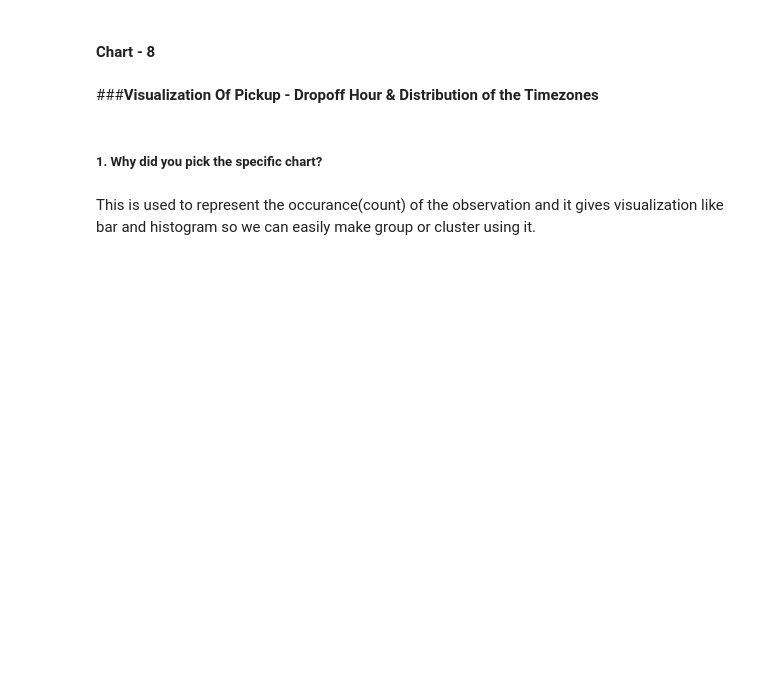
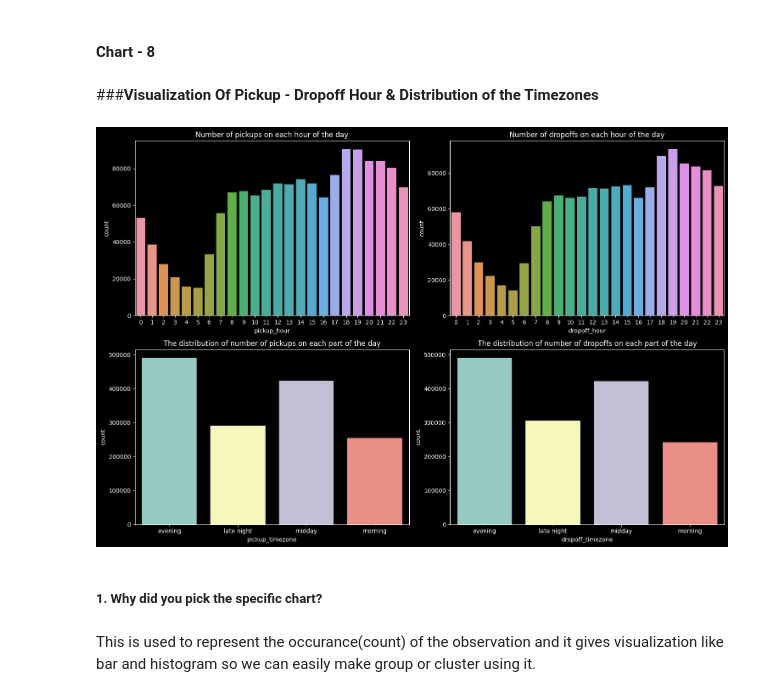
Before and after one commit to Mr-Himanshu123/ML_Project-Taxi-Trip-Time-Prediction, a Jupyter notebook: NYC_Taxi_Trip_Time_Prediction.ipynb, the cells around one changed output. Drawn from its saved outputs; the diff is of its cells as text; code cells hidden in the pictures; blank space fills up the shorter version.

```diff
--- a/NYC_Taxi_Trip_Time_Prediction.ipynb
+++ b/NYC_Taxi_Trip_Time_Prediction.ipynb
@@ -649,22 +733,24 @@ Only six month data is available we cannot justify remaining month data that how
 ###**Visualization Of Pickup - Dropoff Hour & Distribution of the Timezones**
 # %%
 # Chart - 8 visualization code
-plt.style.use('dark_background')
+
 figure,ax=plt.subplots(2,2,figsize=(15,10))
 sns.countplot(x='pickup_hour',data=nyc_data,ax=ax[0,0])
 ax[0,0].set_title('Number of pickups on each hour of the day')
 
 sns.countplot(x='dropoff_hour',data=nyc_data,ax=ax[0,1])
 ax[0,1].set_title('Number of dropoffs on each hour of the day')
 
 
 sns.countplot(x='pickup_timezone',data=nyc_data,ax=ax[1,0])
 ax[1,0].set_title('The distribution of number of pickups on each part of the day')
 
 sns.countplot(x='dropoff_timezone',data=nyc_data,ax=ax[1,1])
 ax[1,1].set_title('The distribution of number of dropoffs on each part of the day')
 
 plt.tight_layout()
+# %% [output]
+[figure, added]
 # %% [markdown]
 ##### 1. Why did you pick the specific chart?
 # %% [markdown]
```
Also changed, not shown: parts of 73 cells of this notebook.
